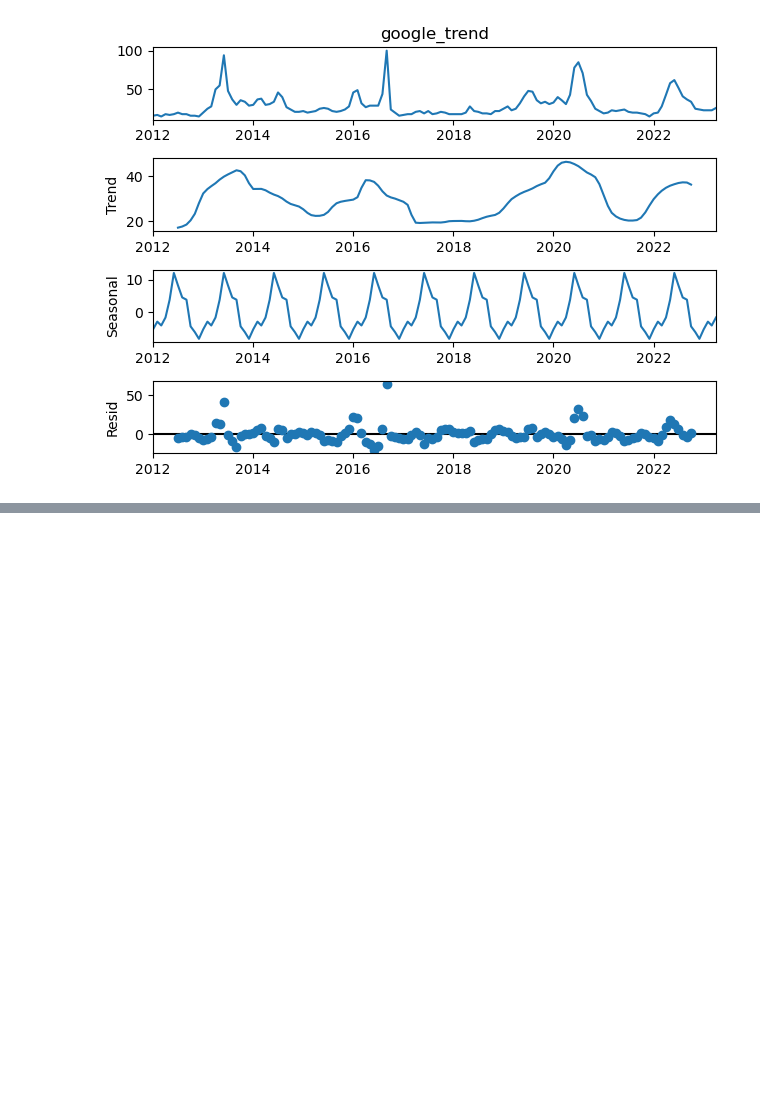
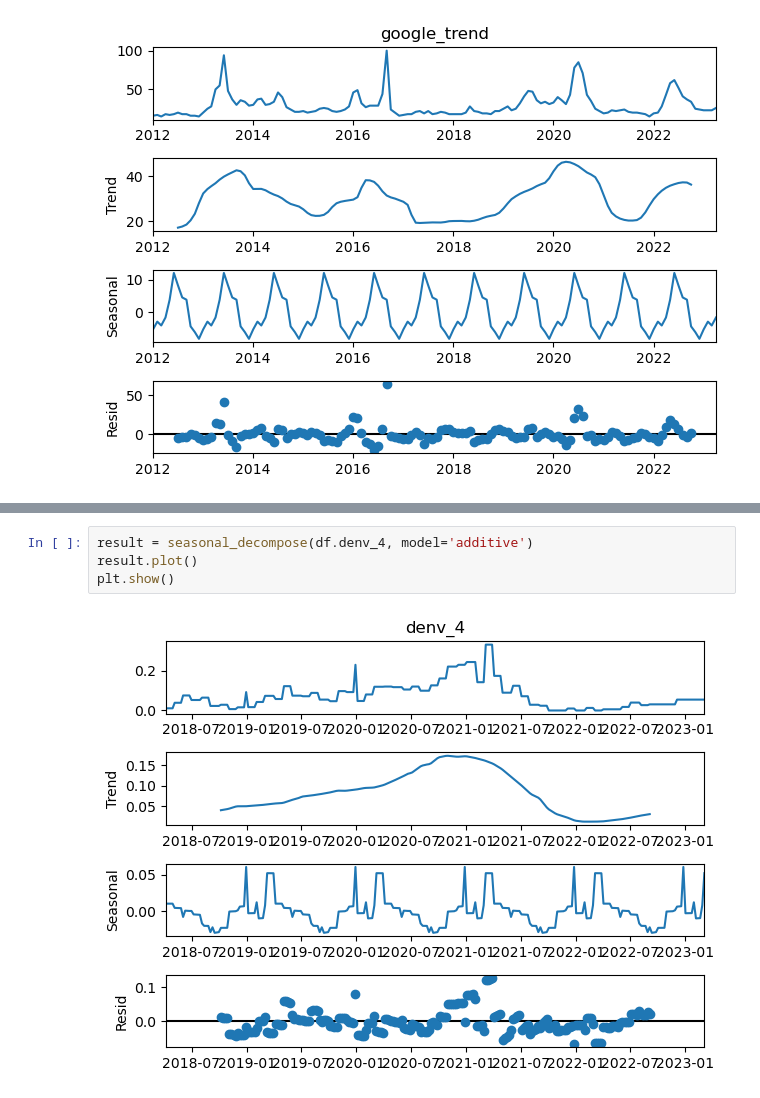
Before and after one commit to sherenaLIM/Predictive-Model-for-Dengue-Forked, a Jupyter notebook: code/EDA_Serology_GoogleTrends.ipynb, the cells around one changed output, grey strips where cells are left out. Drawn from its saved outputs; the diff is of its cells as text; blank space fills up the shorter version.

```diff
--- a/code/EDA_Serology_GoogleTrends.ipynb
+++ b/code/EDA_Serology_GoogleTrends.ipynb
@@ -166,0 +201,6 @@ plt.show()
+# %%
+result = seasonal_decompose(df.denv_4, model='additive')
+result.plot()
+plt.show()
+# %% [output]
+[figure, added]
```
Also changed, not shown: parts of 7 cells of this notebook.
